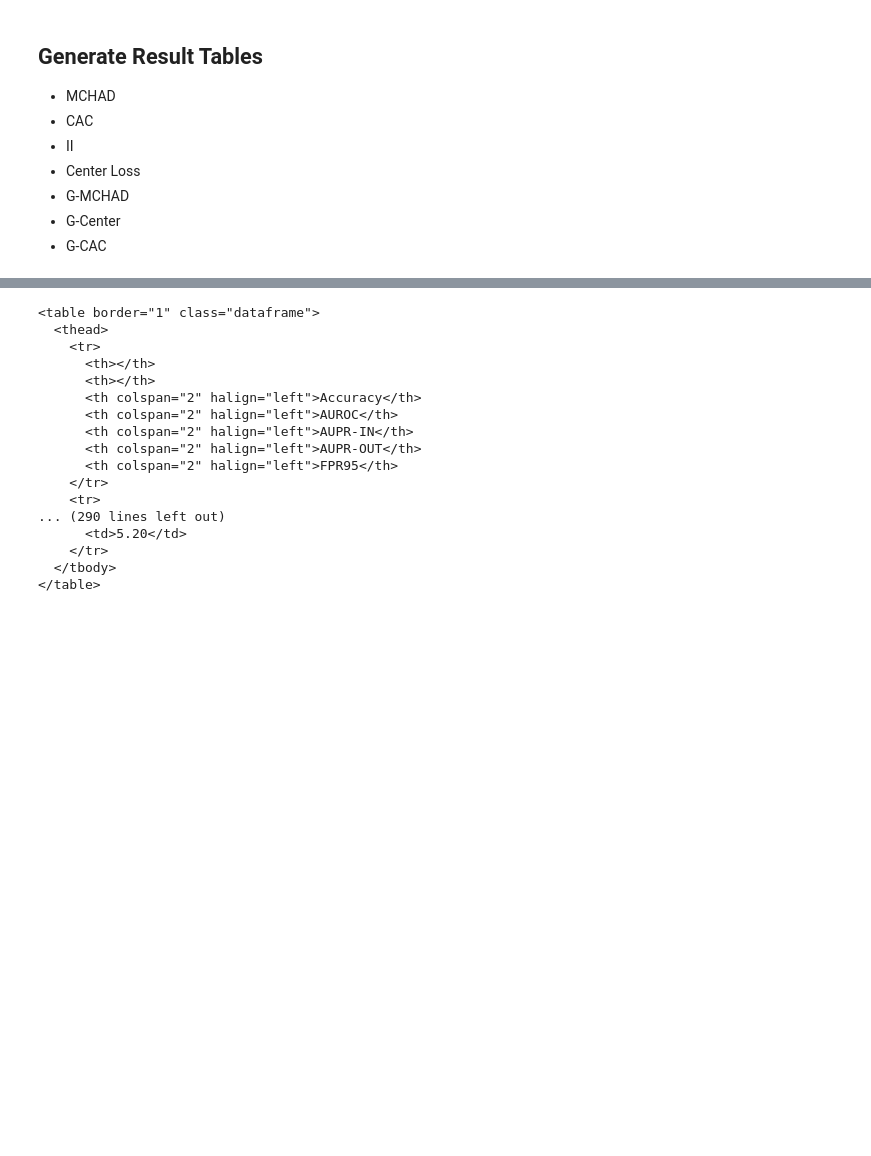
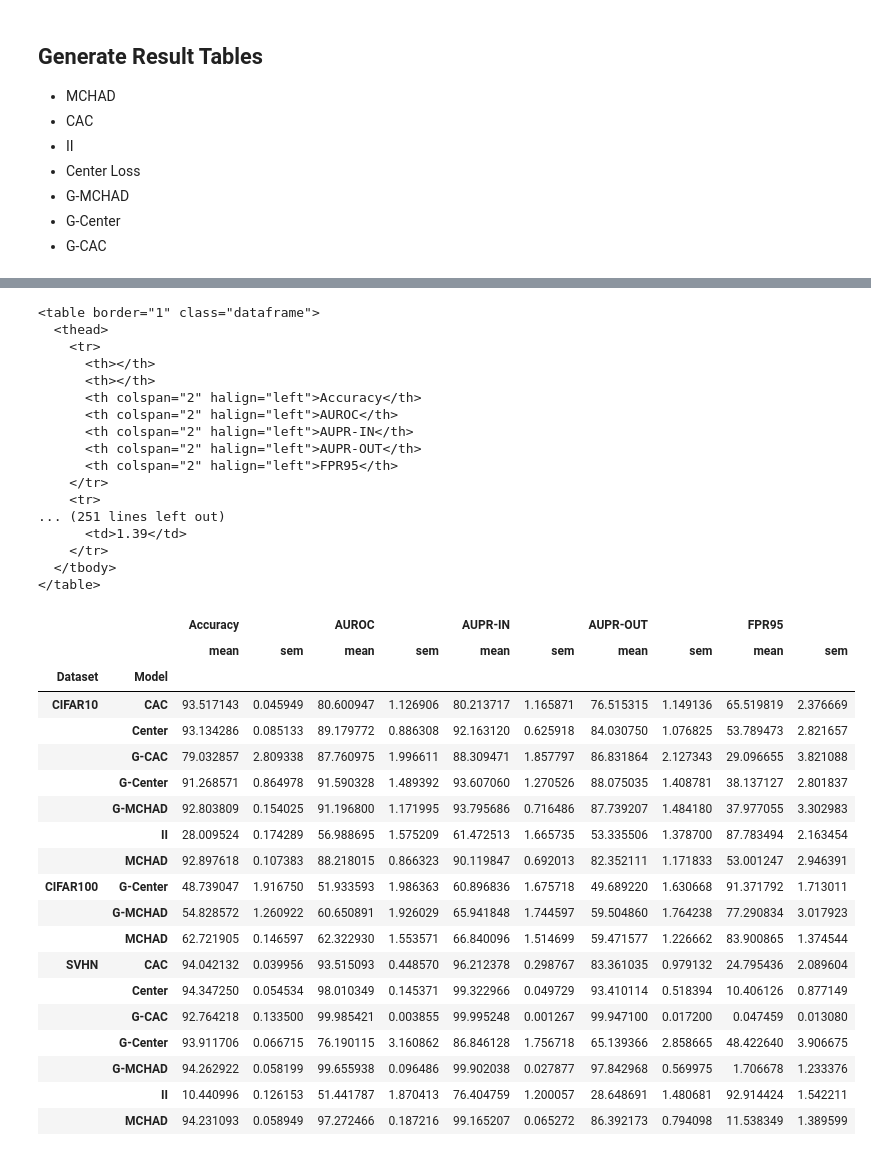
Before and after one commit to kkirchheim/mchad, a Jupyter notebook: notebooks/eval-new.ipynb, the cells around one changed output, grey strips where cells are left out. Saved outputs shown, nothing was run; the diff lists cells and outputs as text; code cells hidden in the pictures; blank space fills up the shorter version.

```diff
--- a/notebooks/eval-new.ipynb
+++ b/notebooks/eval-new.ipynb
@@ -322,11 +306,11 @@ print(
     .groupby(by=["Dataset", "Model"])
     .agg(
         {
-            "Accuracy": ["mean", "std"],
-            "AUROC": ["mean", "std"],
-            "AUPR-IN": ["mean", "std"],
-            "AUPR-OUT": ["mean", "std"],
-            "FPR95": ["mean", "std"],
+            "Accuracy": ["mean", "sem"],
+            "AUROC": ["mean", "sem"],
+            "AUPR-IN": ["mean", "sem"],
+            "AUPR-OUT": ["mean", "sem"],
+            "FPR95": ["mean", "sem"],
         }
     )
     .to_html(
@@ -347,11 +331,42 @@ print(
       <th colspan="2" halign="left">FPR95</th>
     </tr>
     <tr>
-... (290 lines left out)
-      <td>5.20</td>
+... (251 lines left out)
+      <td>1.39</td>
     </tr>
   </tbody>
 </table>
+# %%
+tmp.groupby(by=["Dataset", "Model"]).agg(
+    {
+        "Accuracy": ["mean", "sem"],
+        "AUROC": ["mean", "sem"],
+        "AUPR-IN": ["mean", "sem"],
+        "AUPR-OUT": ["mean", "sem"],
+        "FPR95": ["mean", "sem"],
+    }
+)
+# %% [output]
+|  |  | Accuracy |  | AUROC |  | AUPR-IN |  | AUPR-OUT |  | FPR95 |  |
+|  |  | mean | sem | mean | sem | mean | sem | mean | sem | mean | sem |
+| Dataset | Model |  |  |  |  |  |  |  |  |  |  |
+| CIFAR10 | CAC | 93.517143 | 0.045949 | 80.600947 | 1.126906 | 80.213717 | 1.165871 | 76.515315 | 1.149136 | 65.519819 | 2.376669 |
+|  | Center | 93.134286 | 0.085133 | 89.179772 | 0.886308 | 92.163120 | 0.625918 | 84.030750 | 1.076825 | 53.789473 | 2.821657 |
+|  | G-CAC | 79.032857 | 2.809338 | 87.760975 | 1.996611 | 88.309471 | 1.857797 | 86.831864 | 2.127343 | 29.096655 | 3.821088 |
+|  | G-Center | 91.268571 | 0.864978 | 91.590328 | 1.489392 | 93.607060 | 1.270526 | 88.075035 | 1.408781 | 38.137127 | 2.801837 |
+|  | G-MCHAD | 92.803809 | 0.154025 | 91.196800 | 1.171995 | 93.795686 | 0.716486 | 87.739207 | 1.484180 | 37.977055 | 3.302983 |
+|  | II | 28.009524 | 0.174289 | 56.988695 | 1.575209 | 61.472513 | 1.665735 | 53.335506 | 1.378700 | 87.783494 | 2.163454 |
+|  | MCHAD | 92.897618 | 0.107383 | 88.218015 | 0.866323 | 90.119847 | 0.692013 | 82.352111 | 1.171833 | 53.001247 | 2.946391 |
+| CIFAR100 | G-Center | 48.739047 | 1.916750 | 51.933593 | 1.986363 | 60.896836 | 1.675718 | 49.689220 | 1.630668 | 91.371792 | 1.713011 |
+|  | G-MCHAD | 54.828572 | 1.260922 | 60.650891 | 1.926029 | 65.941848 | 1.744597 | 59.504860 | 1.764238 | 77.290834 | 3.017923 |
+|  | MCHAD | 62.721905 | 0.146597 | 62.322930 | 1.553571 | 66.840096 | 1.514699 | 59.471577 | 1.226662 | 83.900865 | 1.374544 |
+| SVHN | CAC | 94.042132 | 0.039956 | 93.515093 | 0.448570 | 96.212378 | 0.298767 | 83.361035 | 0.979132 | 24.795436 | 2.089604 |
+|  | Center | 94.347250 | 0.054534 | 98.010349 | 0.145371 | 99.322966 | 0.049729 | 93.410114 | 0.518394 | 10.406126 | 0.877149 |
+|  | G-CAC | 92.764218 | 0.133500 | 99.985421 | 0.003855 | 99.995248 | 0.001267 | 99.947100 | 0.017200 | 0.047459 | 0.013080 |
+|  | G-Center | 93.911706 | 0.066715 | 76.190115 | 3.160862 | 86.846128 | 1.756718 | 65.139366 | 2.858665 | 48.422640 | 3.906675 |
+|  | G-MCHAD | 94.262922 | 0.058199 | 99.655938 | 0.096486 | 99.902038 | 0.027877 | 97.842968 | 0.569975 | 1.706678 | 1.233376 |
+|  | II | 10.440996 | 0.126153 | 51.441787 | 1.870413 | 76.404759 | 1.200057 | 28.648691 | 1.480681 | 92.914424 | 1.542211 |
+|  | MCHAD | 94.231093 | 0.058949 | 97.272466 | 0.187216 | 99.165207 | 0.065272 | 86.392173 | 0.794098 | 11.538349 | 1.389599 |
 # %%
 from scipy.stats import ttest_ind
 
```
Also changed, not shown: parts of 8 cells of this notebook, 38 other files.
